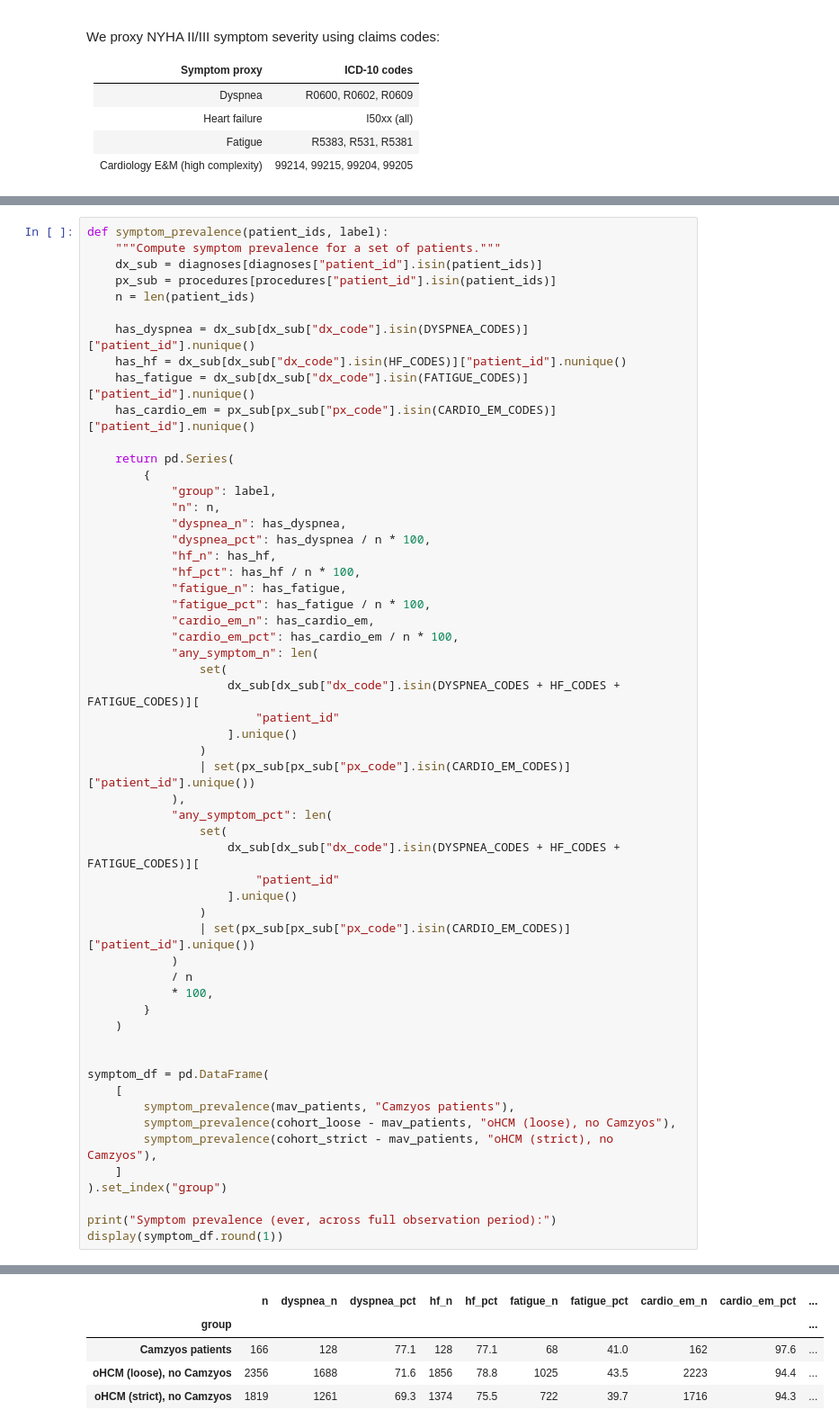
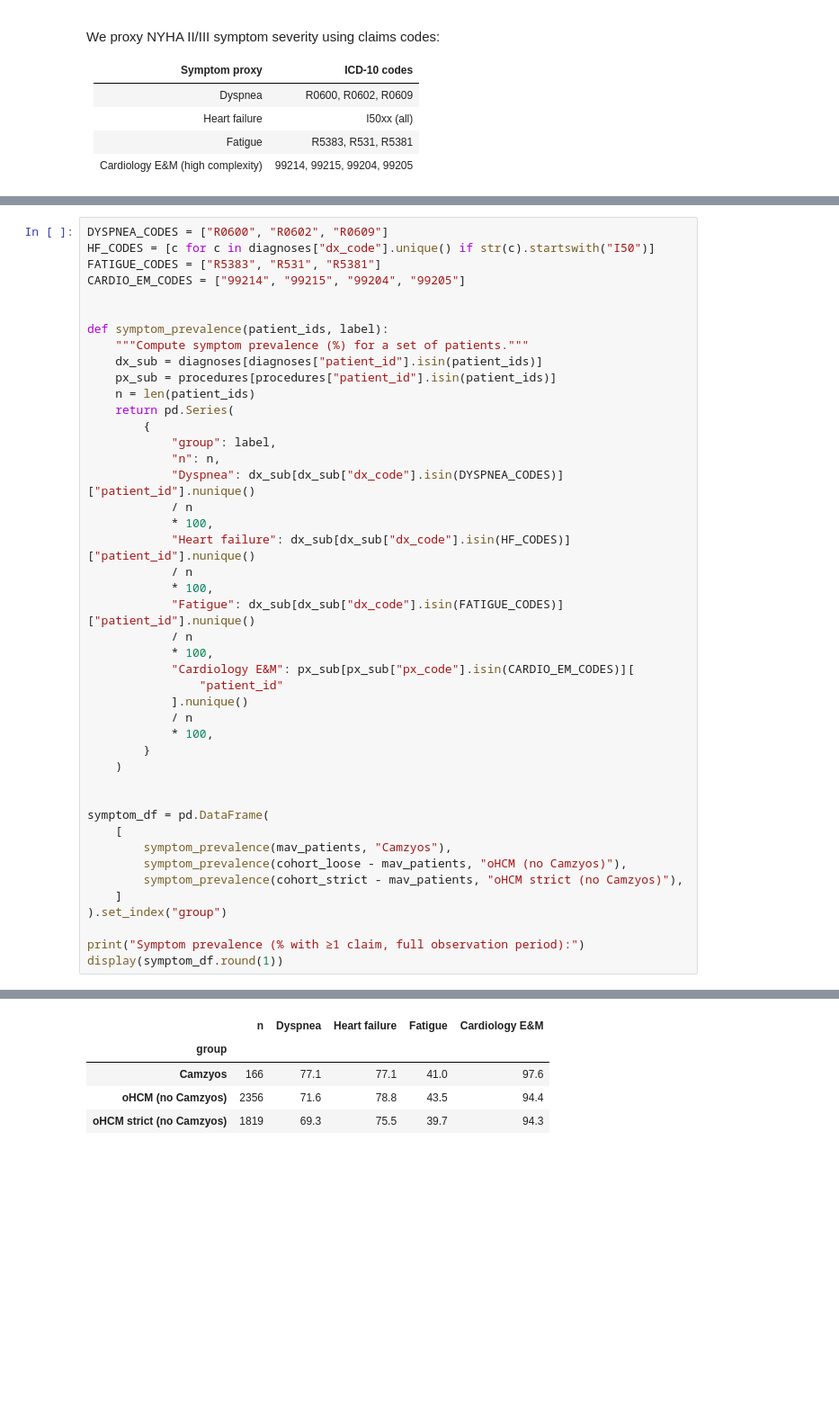
Before and after one commit to jon-den/bbb-tech-test, a Jupyter notebook: notebooks/01_eda.ipynb, the cells around one changed output, grey strips where cells are left out. Shown at 90% size. Drawn from its saved outputs; the diff is of its cells as text; blank space fills up the shorter version.

```diff
--- a/notebooks/01_eda.ipynb
+++ b/notebooks/01_eda.ipynb
@@ -339,43 +313,31 @@ Cardio E&M codes: ['99214', '99215', '99204', '99205']
 # %%
+DYSPNEA_CODES = ["R0600", "R0602", "R0609"]
+HF_CODES = [c for c in diagnoses["dx_code"].unique() if str(c).startswith("I50")]
+FATIGUE_CODES = ["R5383", "R531", "R5381"]
+CARDIO_EM_CODES = ["99214", "99215", "99204", "99205"]
+
+
 def symptom_prevalence(patient_ids, label):
-    """Compute symptom prevalence for a set of patients."""
+    """Compute symptom prevalence (%) for a set of patients."""
     dx_sub = diagnoses[diagnoses["patient_id"].isin(patient_ids)]
     px_sub = procedures[procedures["patient_id"].isin(patient_ids)]
     n = len(patient_ids)
-
-    has_dyspnea = dx_sub[dx_sub["dx_code"].isin(DYSPNEA_CODES)]["patient_id"].nunique()
-    has_hf = dx_sub[dx_sub["dx_code"].isin(HF_CODES)]["patient_id"].nunique()
-    has_fatigue = dx_sub[dx_sub["dx_code"].isin(FATIGUE_CODES)]["patient_id"].nunique()
-    has_cardio_em = px_sub[px_sub["px_code"].isin(CARDIO_EM_CODES)]["patient_id"].nunique()
-
     return pd.Series(
         {
             "group": label,
             "n": n,
-            "dyspnea_n": has_dyspnea,
-            "dyspnea_pct": has_dyspnea / n * 100,
-            "hf_n": has_hf,
-            "hf_pct": has_hf / n * 100,
-            "fatigue_n": has_fatigue,
-            "fatigue_pct": has_fatigue / n * 100,
-            "cardio_em_n": has_cardio_em,
-            "cardio_em_pct": has_cardio_em / n * 100,
-            "any_symptom_n": len(
-                set(
-                    dx_sub[dx_sub["dx_code"].isin(DYSPNEA_CODES + HF_CODES + FATIGUE_CODES)][
-                        "patient_id"
-                    ].unique()
-                )
-                | set(px_sub[px_sub["px_code"].isin(CARDIO_EM_CODES)]["patient_id"].unique())
-            ),
-            "any_symptom_pct": len(
-                set(
-                    dx_sub[dx_sub["dx_code"].isin(DYSPNEA_CODES + HF_CODES + FATIGUE_CODES)][
-                        "patient_id"
-                    ].unique()
-                )
-                | set(px_sub[px_sub["px_code"].isin(CARDIO_EM_CODES)]["patient_id"].unique())
-            )
+            "Dyspnea": dx_sub[dx_sub["dx_code"].isin(DYSPNEA_CODES)]["patient_id"].nunique()
+            / n
+            * 100,
+            "Heart failure": dx_sub[dx_sub["dx_code"].isin(HF_CODES)]["patient_id"].nunique()
+            / n
+            * 100,
+            "Fatigue": dx_sub[dx_sub["dx_code"].isin(FATIGUE_CODES)]["patient_id"].nunique()
+            / n
+            * 100,
+            "Cardiology E&M": px_sub[px_sub["px_code"].isin(CARDIO_EM_CODES)][
+                "patient_id"
+            ].nunique()
             / n
             * 100,
         }
@@ -384,12 +346,12 @@ def symptom_prevalence(patient_ids, label):
 
 symptom_df = pd.DataFrame(
     [
-        symptom_prevalence(mav_patients, "Camzyos patients"),
-        symptom_prevalence(cohort_loose - mav_patients, "oHCM (loose), no Camzyos"),
-        symptom_prevalence(cohort_strict - mav_patients, "oHCM (strict), no Camzyos"),
+        symptom_prevalence(mav_patients, "Camzyos"),
+        symptom_prevalence(cohort_loose - mav_patients, "oHCM (no Camzyos)"),
+        symptom_prevalence(cohort_strict - mav_patients, "oHCM strict (no Camzyos)"),
     ]
 ).set_index("group")
 
-print("Symptom prevalence (ever, across full observation period):")
+print("Symptom prevalence (% with ≥1 claim, full observation period):")
 display(symptom_df.round(1))
 # %% [output]
@@ -397,6 +359,6 @@ Symptom prevalence (ever, across full observation period):
-|  | n | dyspnea_n | dyspnea_pct | hf_n | hf_pct | fatigue_n | fatigue_pct | cardio_em_n | cardio_em_pct | ... |
-| group |  |  |  |  |  |  |  |  |  | ... |
-| Camzyos patients | 166 | 128 | 77.1 | 128 | 77.1 | 68 | 41.0 | 162 | 97.6 | ... |
-| oHCM (loose), no Camzyos | 2356 | 1688 | 71.6 | 1856 | 78.8 | 1025 | 43.5 | 2223 | 94.4 | ... |
-| oHCM (strict), no Camzyos | 1819 | 1261 | 69.3 | 1374 | 75.5 | 722 | 39.7 | 1716 | 94.3 | ... |
+|  | n | Dyspnea | Heart failure | Fatigue | Cardiology E&M |
+| group |  |  |  |  |  |
+| Camzyos | 166 | 77.1 | 77.1 | 41.0 | 97.6 |
+| oHCM (no Camzyos) | 2356 | 71.6 | 78.8 | 43.5 | 94.4 |
+| oHCM strict (no Camzyos) | 1819 | 69.3 | 75.5 | 39.7 | 94.3 |
 # %%
```
Also changed, not shown: parts of 10 cells of this notebook, 12 other files.
